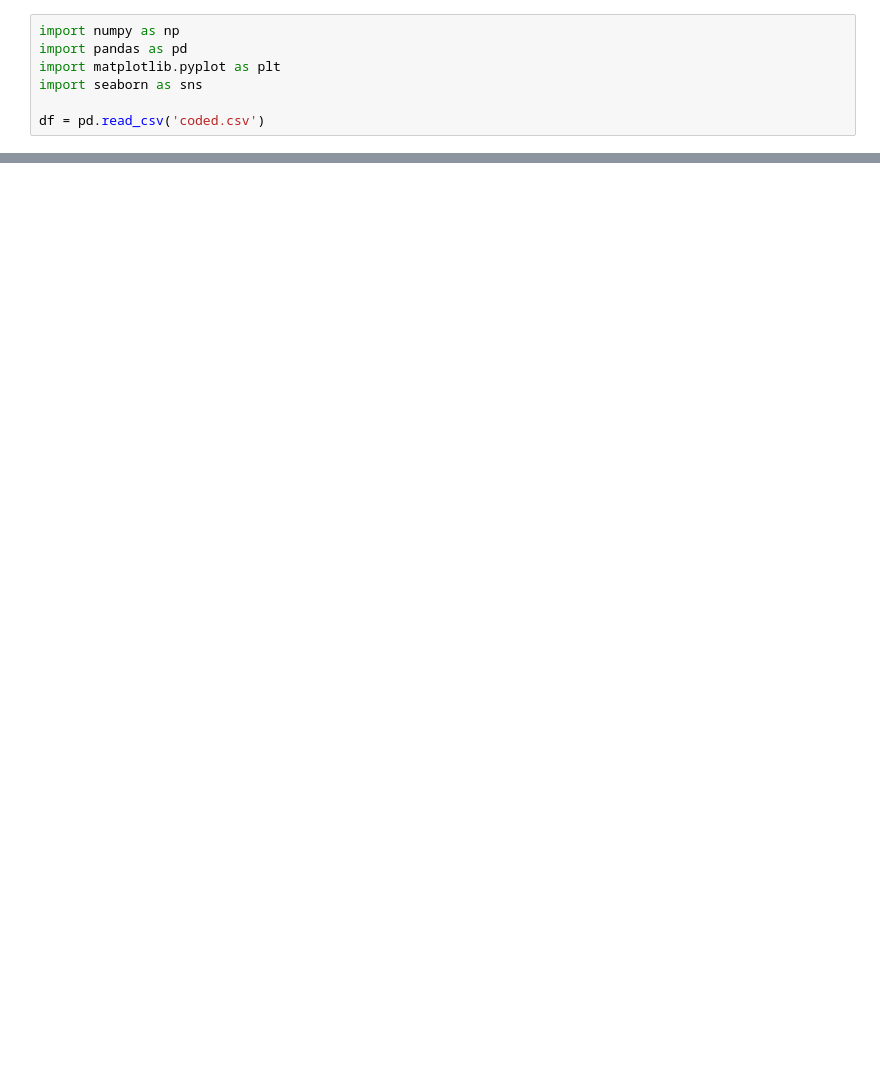
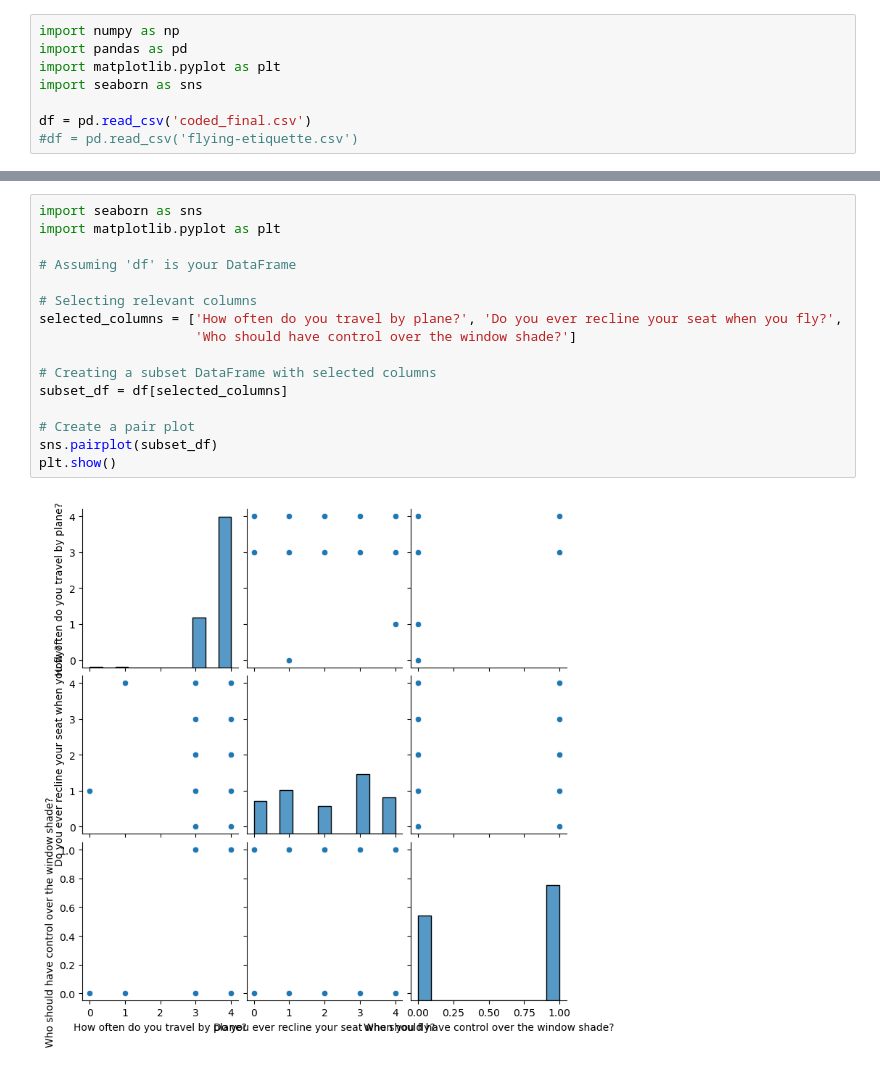
Before and after one commit to mloenker/flying-etiquette-data-lit, a Jupyter notebook: data_visualisation.ipynb, the cells around one changed output, grey strips where cells are left out. Drawn from its saved outputs; the diff is of its cells as text; blank space fills up the shorter version.

```diff
--- a/data_visualisation.ipynb
+++ b/data_visualisation.ipynb
@@ -4,4 +4,5 @@ import pandas as pd
 import matplotlib.pyplot as plt
 import seaborn as sns
 
-df = pd.read_csv('coded.csv')
+df = pd.read_csv('coded_final.csv')
+#df = pd.read_csv('flying-etiquette.csv')
@@ -28,0 +191,18 @@ corr.style.background_gradient(cmap='coolwarm')
+# %%
+import seaborn as sns
+import matplotlib.pyplot as plt
+
+# Assuming 'df' is your DataFrame
+
+# Selecting relevant columns
+selected_columns = ['How often do you travel by plane?', 'Do you ever recline your seat when you fly?',
+                    'Who should have control over the window shade?']
+
+# Creating a subset DataFrame with selected columns
+subset_df = df[selected_columns]
+
+# Create a pair plot
+sns.pairplot(subset_df)
+plt.show()
+# %% [output]
+[figure, added]
```
Also changed, not shown: parts of 7 cells of this notebook.
